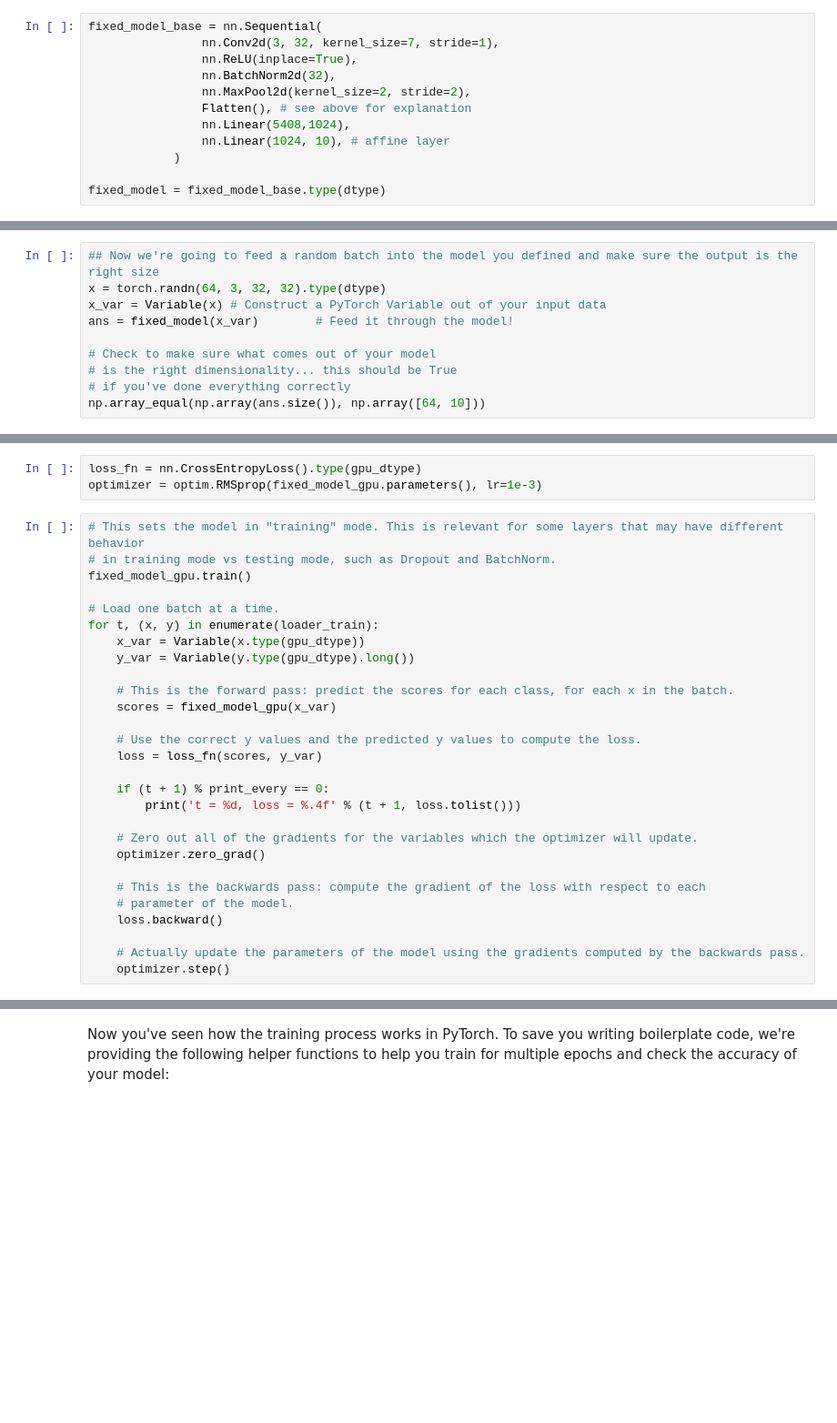
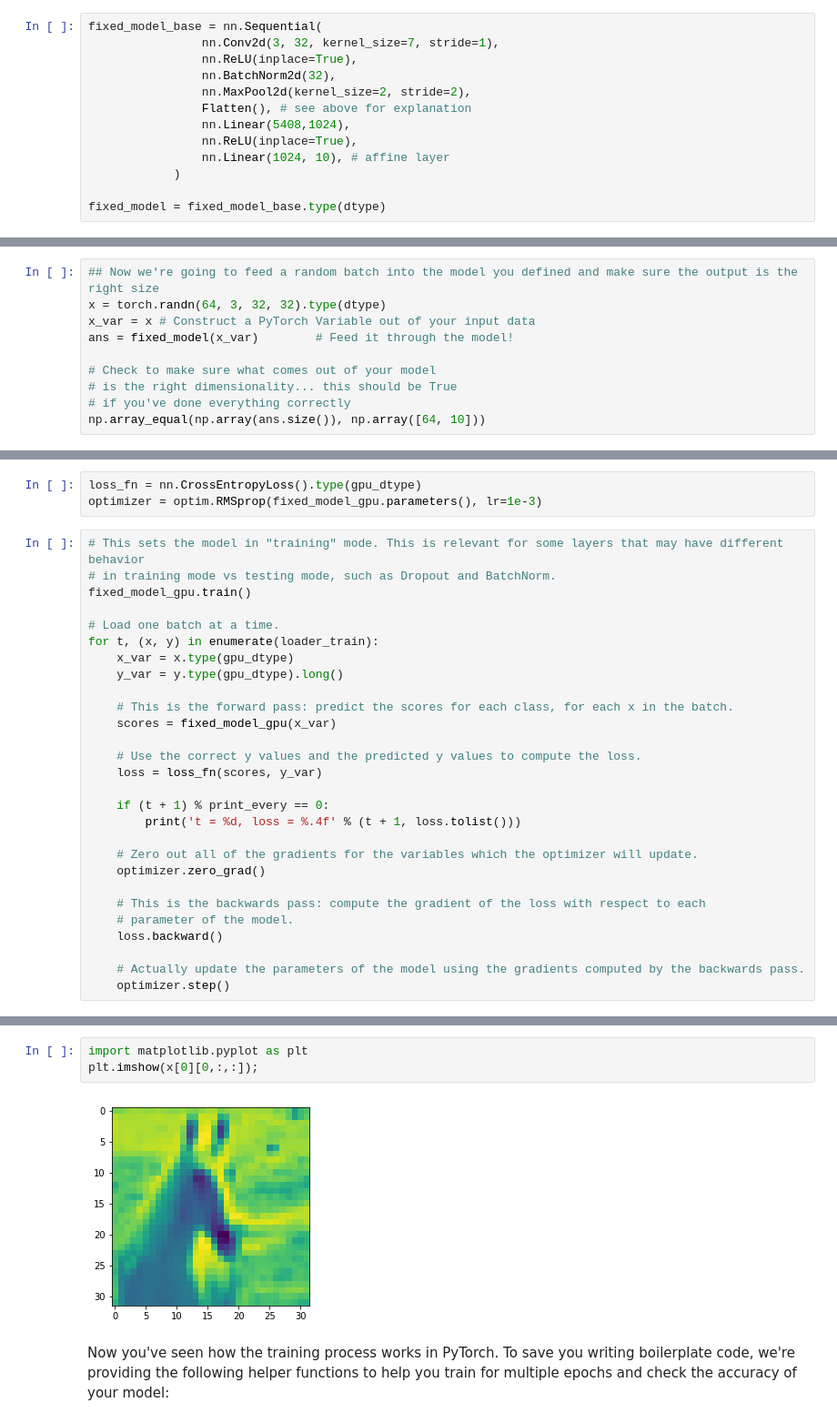
Before and after one commit to kwaternion/cs231n_assigment1, a Jupyter notebook: assigment2/PyTorch.ipynb, the cells around one changed output, grey strips where cells are left out. Shown at 91% size. Drawn from its saved outputs; the diff is of its cells as text; blank space fills up the shorter version.

```diff
--- a/assigment2/PyTorch.ipynb
+++ b/assigment2/PyTorch.ipynb
@@ -187,6 +188,7 @@ fixed_model_base = nn.Sequential(
                 nn.MaxPool2d(kernel_size=2, stride=2),
                 Flatten(), # see above for explanation
                 nn.Linear(5408,1024),
+                nn.ReLU(inplace=True),
                 nn.Linear(1024, 10), # affine layer
             )
 
@@ -196,7 +198,7 @@ To make sure you're doing the right thing, use the following tool to check the d
 # %%
 ## Now we're going to feed a random batch into the model you defined and make sure the output is the right size
 x = torch.randn(64, 3, 32, 32).type(dtype)
-x_var = Variable(x) # Construct a PyTorch Variable out of your input data
+x_var = x # Construct a PyTorch Variable out of your input data
 ans = fixed_model(x_var)        # Feed it through the model!
 
 # Check to make sure what comes out of your model
@@ -271,8 +274,8 @@ fixed_model_gpu.train()
 
 # Load one batch at a time.
 for t, (x, y) in enumerate(loader_train):
-    x_var = Variable(x.type(gpu_dtype))
-    y_var = Variable(y.type(gpu_dtype).long())
+    x_var = x.type(gpu_dtype)
+    y_var = y.type(gpu_dtype).long()
 
     # This is the forward pass: predict the scores for each class, for each x in the batch.
     scores = fixed_model_gpu(x_var)
@@ -303,2 +316,7 @@ t = 700, loss = 1.3969
+# %%
+import matplotlib.pyplot as plt
+plt.imshow(x[0][0,:,:]);
+# %% [output]
+[figure, added]
 # %% [markdown]
 Now you've seen how the training process works in PyTorch. To save you writing boilerplate code, we're providing the following helper functions to help you train for multiple epochs and check the accuracy of your model:
```
Also changed, not shown: parts of 14 cells of this notebook.
